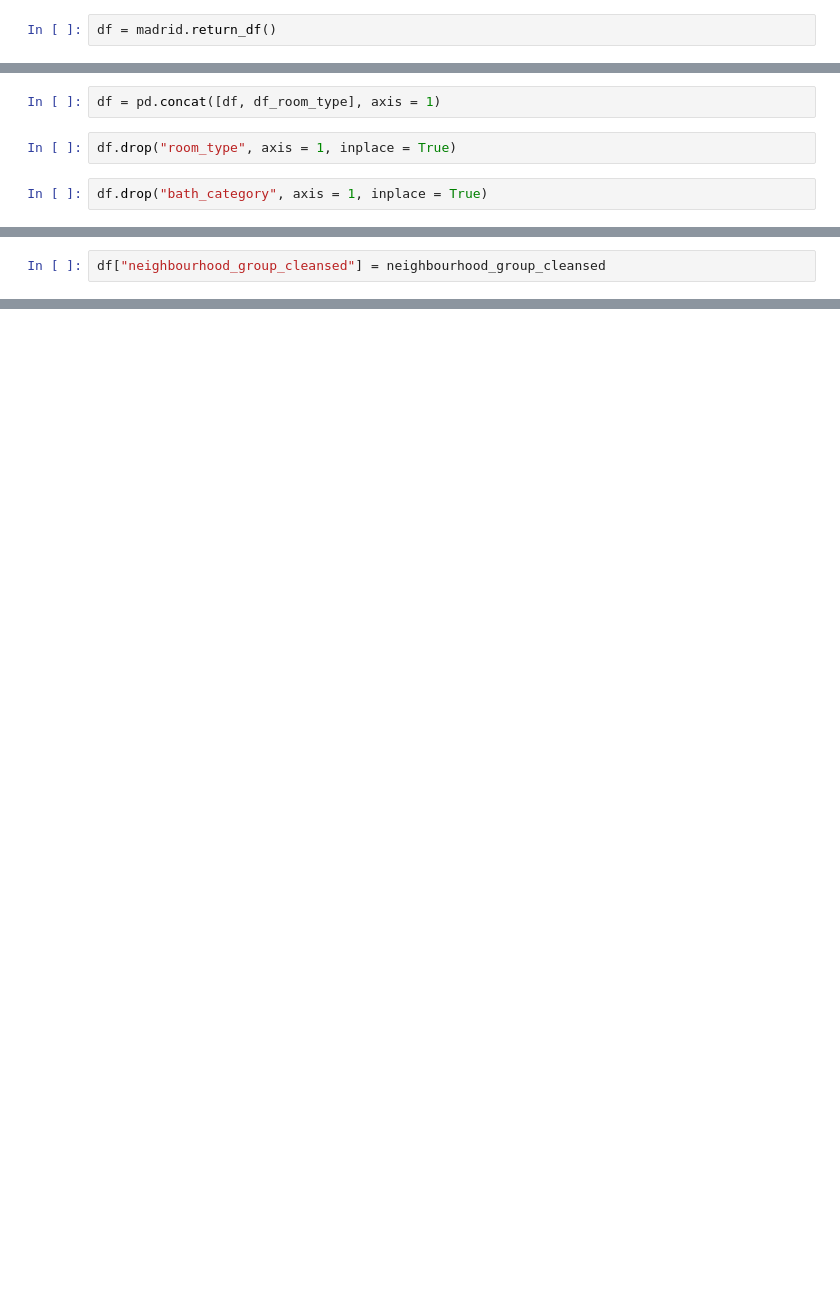
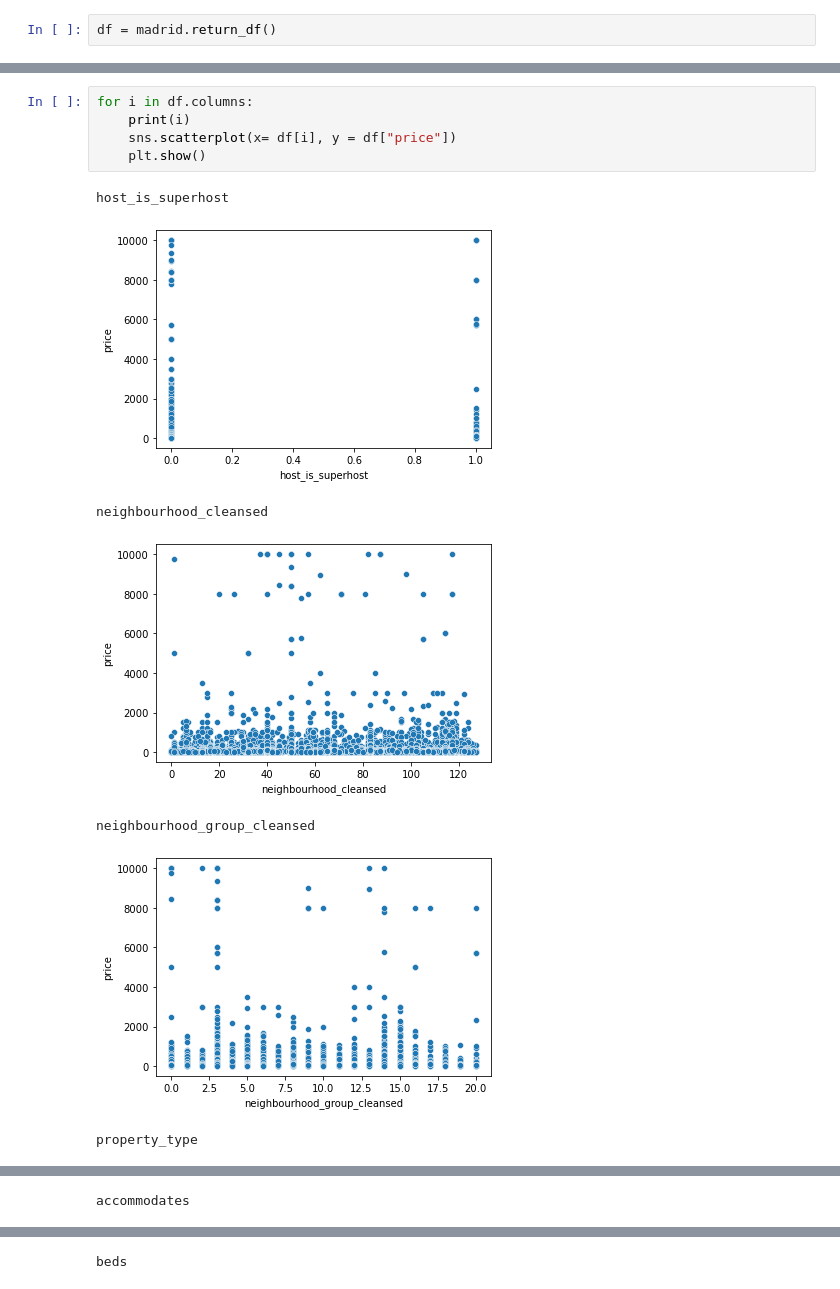
Before and after one commit to coisigna/dsb_p2_airbnb_price_predictor, a Jupyter notebook: ipynbs/Madrid airbnb.ipynb, the cells around one changed output, grey strips where cells are left out. Saved outputs shown, nothing was run; the diff lists cells and outputs as text; blank space fills up the shorter version.

```diff
--- a/ipynbs/Madrid airbnb.ipynb
+++ b/ipynbs/Madrid airbnb.ipynb
@@ -289,6 +175,0 @@ df = pd.concat([df, df_bath_category], axis = 1)
-# %%
-df = pd.concat([df, df_room_type], axis = 1)
-# %%
-df.drop("room_type", axis = 1, inplace = True)
-# %%
-df.drop("bath_category", axis = 1, inplace = True)
@@ -326,2 +175,0 @@ array([ 4,  9,  0, ...,  5,  5, 14])
-# %%
-df["neighbourhood_group_cleansed"] = neighbourhood_group_cleansed
@@ -327,0 +178,13 @@ df["neighbourhood_group_cleansed"] = neighbourhood_group_cleansed
+# %%
+for i in df.columns:
+    print(i)
+    sns.scatterplot(x= df[i], y = df["price"])
+    plt.show()
+# %% [output]
+host_is_superhost
+[figure, added]
+neighbourhood_cleansed
+[figure, added]
+neighbourhood_group_cleansed
+[figure, added]
+property_type
@@ -327,0 +192 @@ df["neighbourhood_group_cleansed"] = neighbourhood_group_cleansed
+accommodates
@@ -327,0 +194 @@ df["neighbourhood_group_cleansed"] = neighbourhood_group_cleansed
+beds
```
Also changed, not shown: parts of 77 cells of this notebook.
